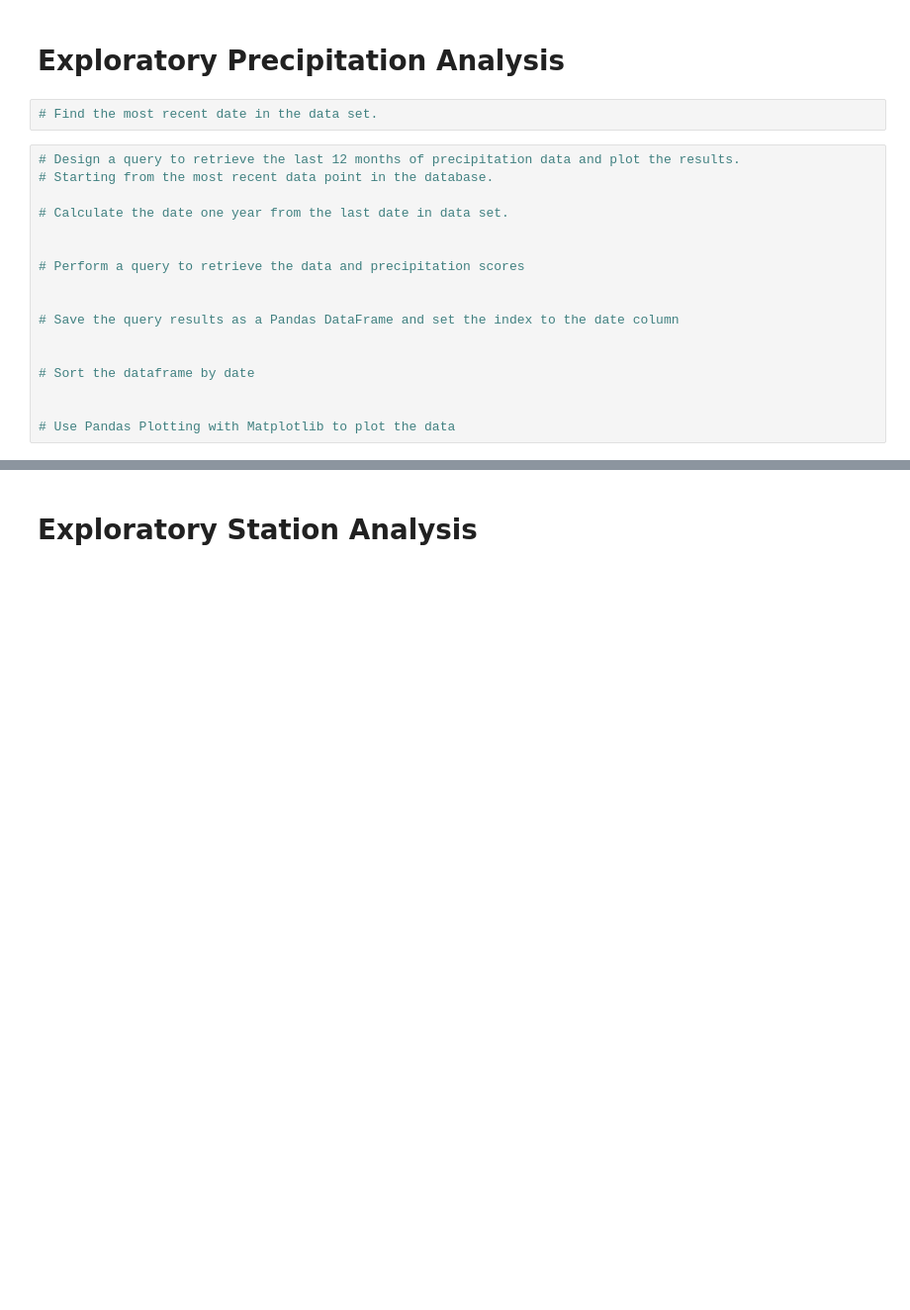
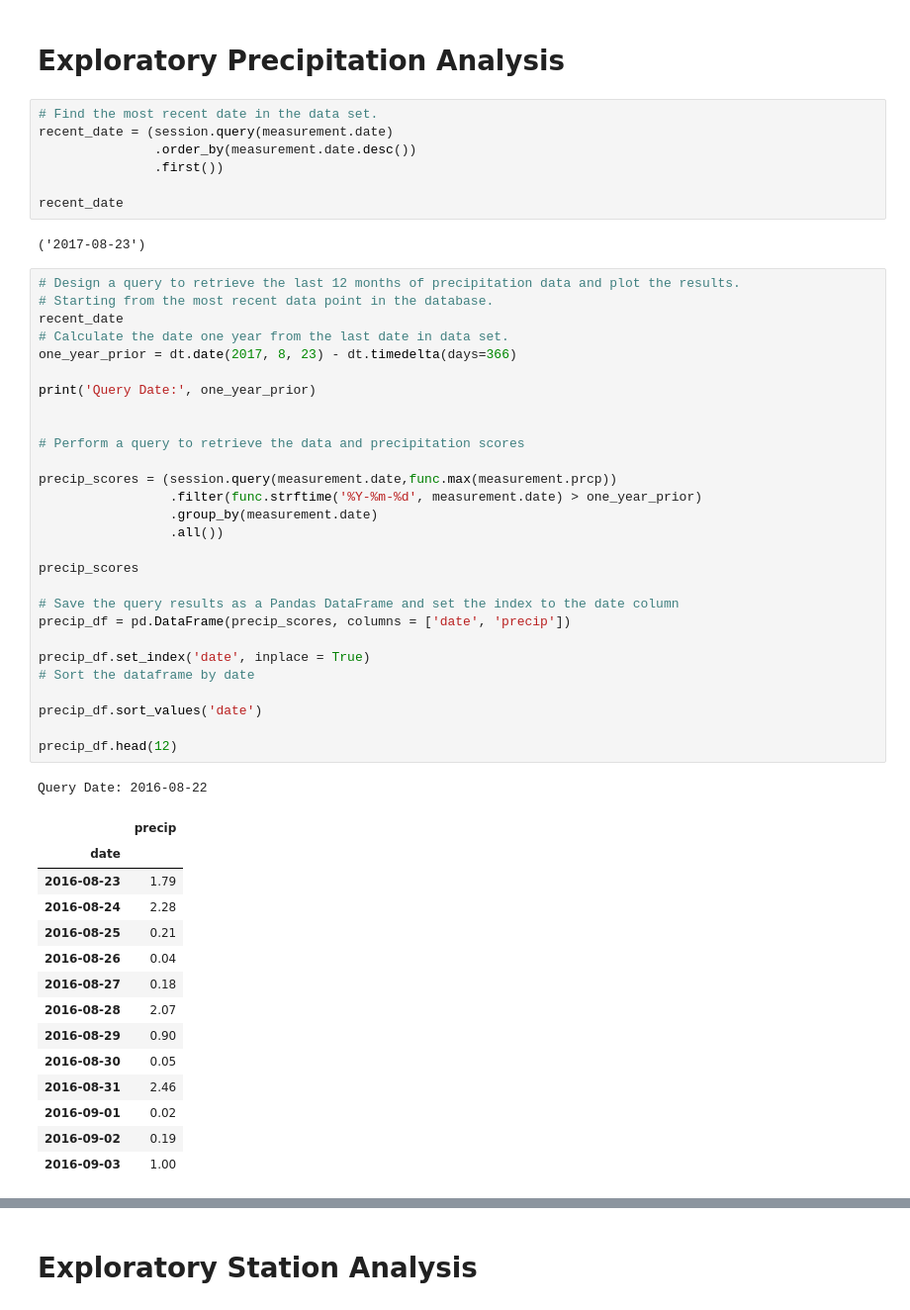
Before and after one commit to oas95/sqlalchemy-challenge, a Jupyter notebook: SurfsUpBro/climate_starter.ipynb, the cells around one changed output, grey strips where cells are left out. Shown: that part at 99% size. Drawn from its saved outputs; the diff is of its cells as text; blank space fills up the shorter version.

```diff
--- a/SurfsUpBro/climate_starter.ipynb
+++ b/SurfsUpBro/climate_starter.ipynb
@@ -39,20 +39,54 @@ session = Session(engine)
 # Exploratory Precipitation Analysis
 # %%
 # Find the most recent date in the data set.
+recent_date = (session.query(measurement.date)
+               .order_by(measurement.date.desc())
+               .first())
+
+recent_date
+# %% [output]
+('2017-08-23')
 # %%
 # Design a query to retrieve the last 12 months of precipitation data and plot the results.
 # Starting from the most recent data point in the database.
+recent_date
+# Calculate the date one year from the last date in data set.
+one_year_prior = dt.date(2017, 8, 23) - dt.timedelta(days=366)
 
-# Calculate the date one year from the last date in data set.
+print('Query Date:', one_year_prior)
 
 
 # Perform a query to retrieve the data and precipitation scores
 
+precip_scores = (session.query(measurement.date,func.max(measurement.prcp))
+                 .filter(func.strftime('%Y-%m-%d', measurement.date) > one_year_prior)
+                 .group_by(measurement.date)
+                 .all())
+
+precip_scores
 
 # Save the query results as a Pandas DataFrame and set the index to the date column
+precip_df = pd.DataFrame(precip_scores, columns = ['date', 'precip'])
 
-
+precip_df.set_index('date', inplace = True)
 # Sort the dataframe by date
 
+precip_df.sort_values('date')
 
-# Use Pandas Plotting with Matplotlib to plot the data
+precip_df.head(12)
+# %% [output]
+Query Date: 2016-08-22
+|  | precip |
+| date |  |
+| 2016-08-23 | 1.79 |
+| 2016-08-24 | 2.28 |
+| 2016-08-25 | 0.21 |
+| 2016-08-26 | 0.04 |
+| 2016-08-27 | 0.18 |
+| 2016-08-28 | 2.07 |
+| 2016-08-29 | 0.90 |
+| 2016-08-30 | 0.05 |
+| 2016-08-31 | 2.46 |
+| 2016-09-01 | 0.02 |
+| 2016-09-02 | 0.19 |
+| 2016-09-03 | 1.00 |
```
Also changed, not shown: parts of 7 cells of this notebook.
